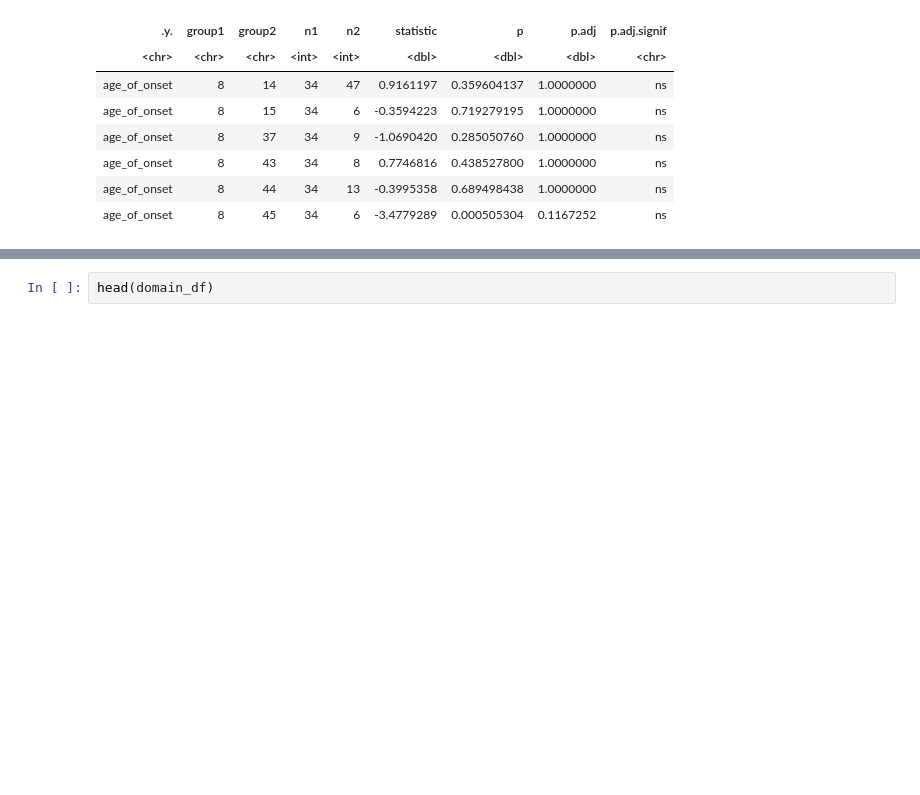
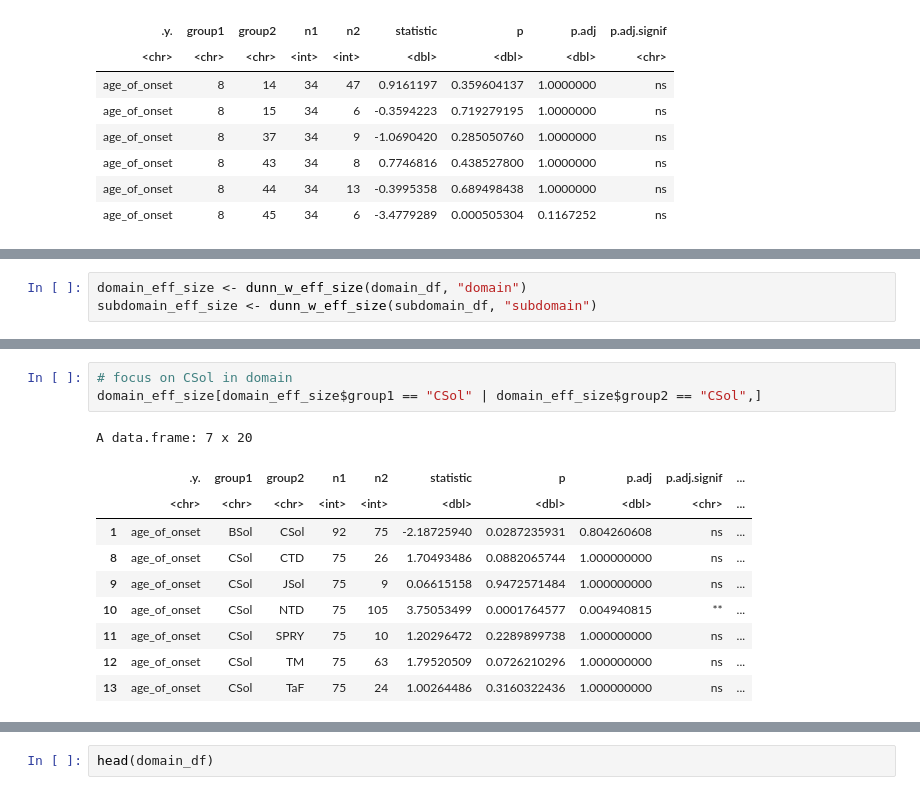
Before and after one commit to alexdaiii/cpvt_database_analysis, a Jupyter notebook: r_notebooks/analysis_2.r.ipynb, the cells around one changed output, grey strips where cells are left out. Drawn from its saved outputs; the diff is of its cells as text; blank space fills up the shorter version.

```diff
--- a/r_notebooks/analysis_2.r.ipynb
+++ b/r_notebooks/analysis_2.r.ipynb
@@ -230,0 +262,3 @@ A data.frame: 6 x 13
+# %%
+domain_eff_size <- dunn_w_eff_size(domain_df, "domain")
+subdomain_eff_size <- dunn_w_eff_size(subdomain_df, "subdomain")
@@ -230,0 +295,14 @@ A data.frame: 6 x 13
+# %%
+# focus on CSol in domain
+domain_eff_size[domain_eff_size$group1 == "CSol" | domain_eff_size$group2 == "CSol",]
+# %% [output]
+A data.frame: 7 x 20
+|  | .y. | group1 | group2 | n1 | n2 | statistic | p | p.adj | p.adj.signif | ... |
+|  | <chr> | <chr> | <chr> | <int> | <int> | <dbl> | <dbl> | <dbl> | <chr> | ... |
+| 1 | age_of_onset | BSol | CSol | 92 | 75 | -2.18725940 | 0.0287235931 | 0.804260608 | ns | ... |
+| 8 | age_of_onset | CSol | CTD | 75 | 26 | 1.70493486 | 0.0882065744 | 1.000000000 | ns | ... |
+| 9 | age_of_onset | CSol | JSol | 75 | 9 | 0.06615158 | 0.9472571484 | 1.000000000 | ns | ... |
+| 10 | age_of_onset | CSol | NTD | 75 | 105 | 3.75053499 | 0.0001764577 | 0.004940815 | ** | ... |
+| 11 | age_of_onset | CSol | SPRY | 75 | 10 | 1.20296472 | 0.2289899738 | 1.000000000 | ns | ... |
+| 12 | age_of_onset | CSol | TM | 75 | 63 | 1.79520509 | 0.0726210296 | 1.000000000 | ns | ... |
+| 13 | age_of_onset | CSol | TaF | 75 | 24 | 1.00264486 | 0.3160322436 | 1.000000000 | ns | ... |
```
Also changed, not shown: parts of 20 cells of this notebook, 3 other files.
